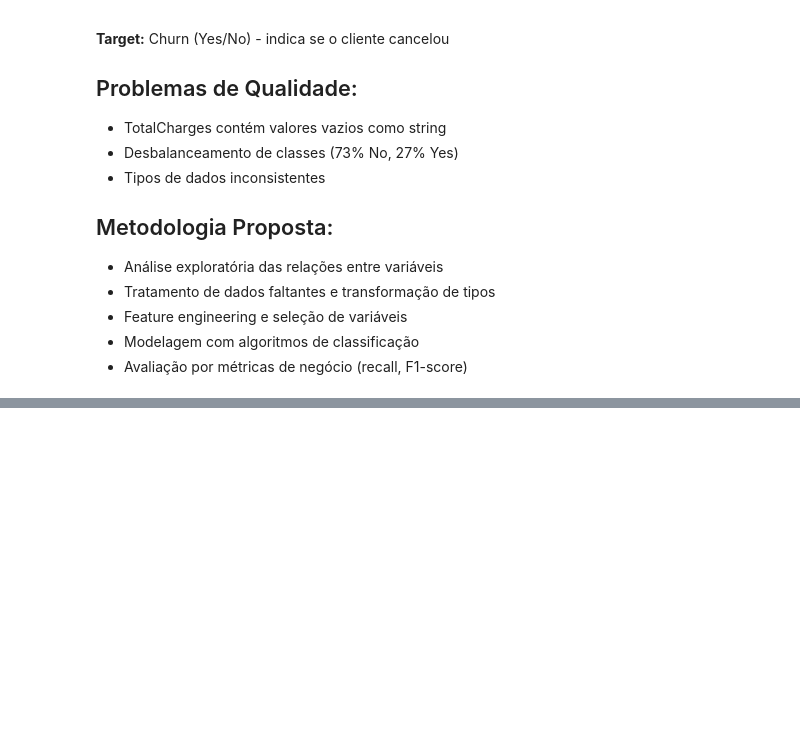
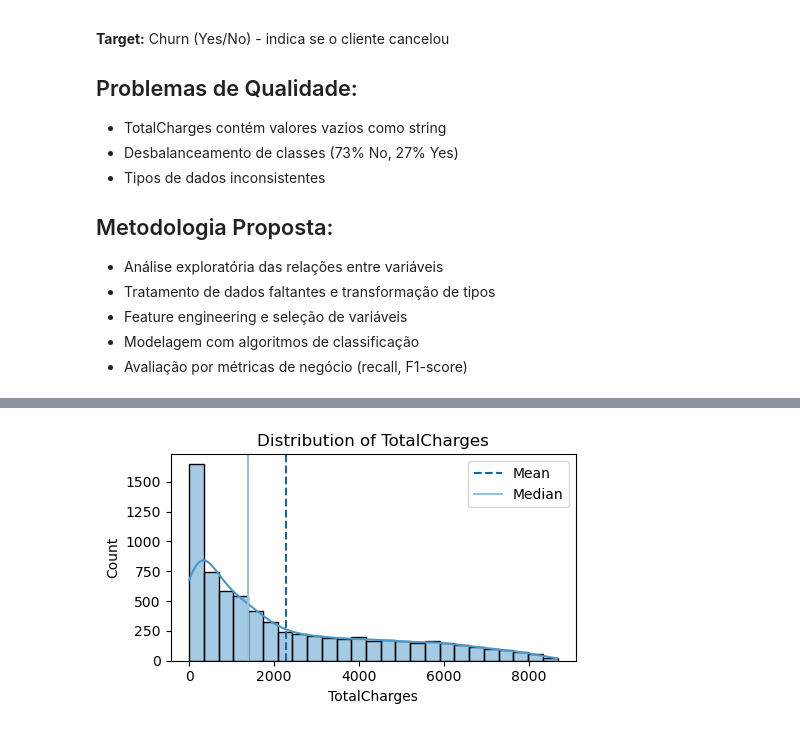
Before and after one commit to Claudenir-Nojosa/ML-Studies, a Jupyter notebook: Projects/customer-churn/customer-churn.ipynb, the cells around one changed output, grey strips where cells are left out. Saved outputs shown, nothing was run; the diff lists cells and outputs as text; code cells hidden in the pictures; blank space fills up the shorter version.

```diff
--- a/Projects/customer-churn/customer-churn.ipynb
+++ b/Projects/customer-churn/customer-churn.ipynb
@@ -49,0 +284,5 @@ from sklearn.metrics import accuracy_score, confusion_matrix, classification_rep
+# %%
+# Distribution of TotalCharges
+plot_histogram(df_new, "TotalCharges")
+# %% [output]
+[figure, added]
```
Also changed, not shown: parts of 71 cells of this notebook, 5 other files.
